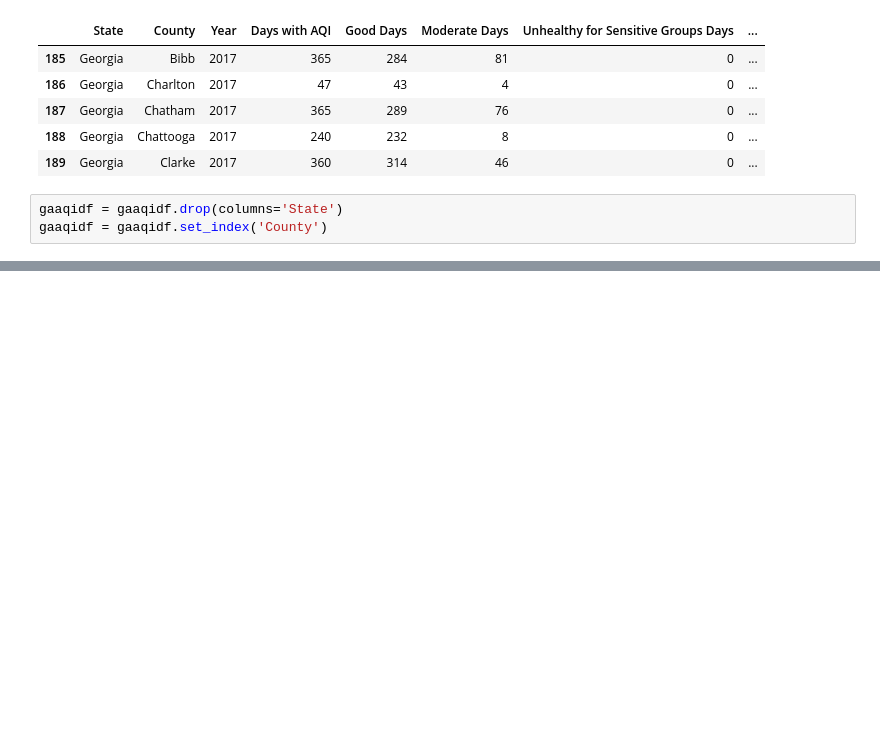
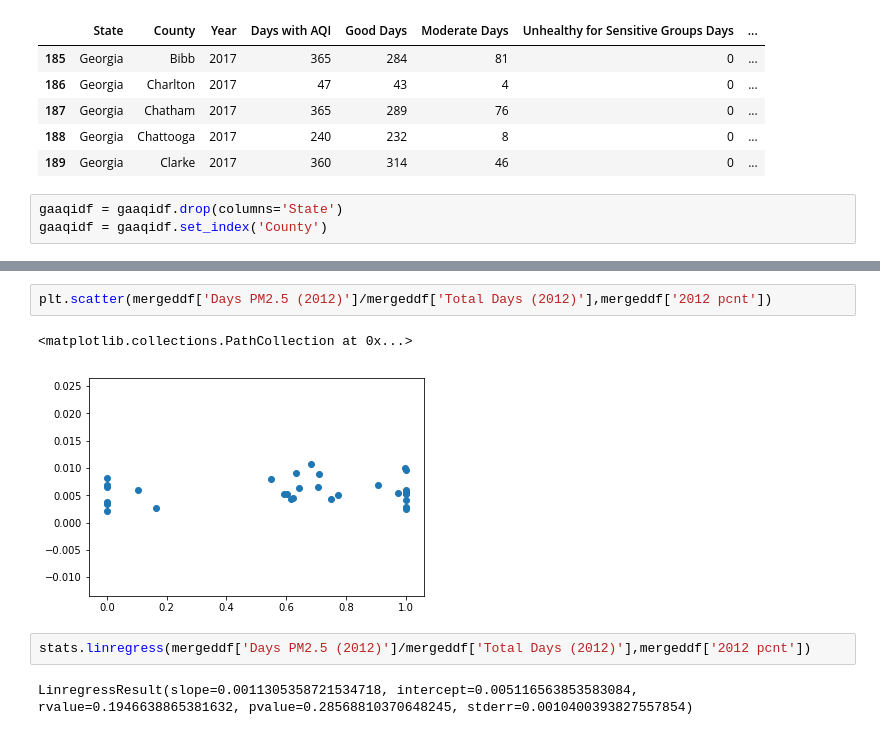
Before and after one commit to ghteds/healthproject, a Jupyter notebook: Code/jmplayingwithdata.ipynb, the cells around one changed output, grey strips where cells are left out. Saved outputs shown, nothing was run; the diff lists cells and outputs as text; blank space fills up the shorter version.

```diff
--- a/Code/jmplayingwithdata.ipynb
+++ b/Code/jmplayingwithdata.ipynb
@@ -107,0 +152,9 @@ gaaqidf.describe()
+# %%
+plt.scatter(mergeddf['Days PM2.5 (2012)']/mergeddf['Total Days (2012)'],mergeddf['2012 pcnt'])
+# %% [output]
+<matplotlib.collections.PathCollection at 0x...>
+[figure, added]
+# %%
+stats.linregress(mergeddf['Days PM2.5 (2012)']/mergeddf['Total Days (2012)'],mergeddf['2012 pcnt'])
+# %% [output]
+LinregressResult(slope=0.0011305358721534718, intercept=0.005116563853583084, rvalue=0.1946638865381632, pvalue=0.28568810370648245, stderr=0.0010400393827557854)
```
Also changed, not shown: parts of 10 cells of this notebook.
